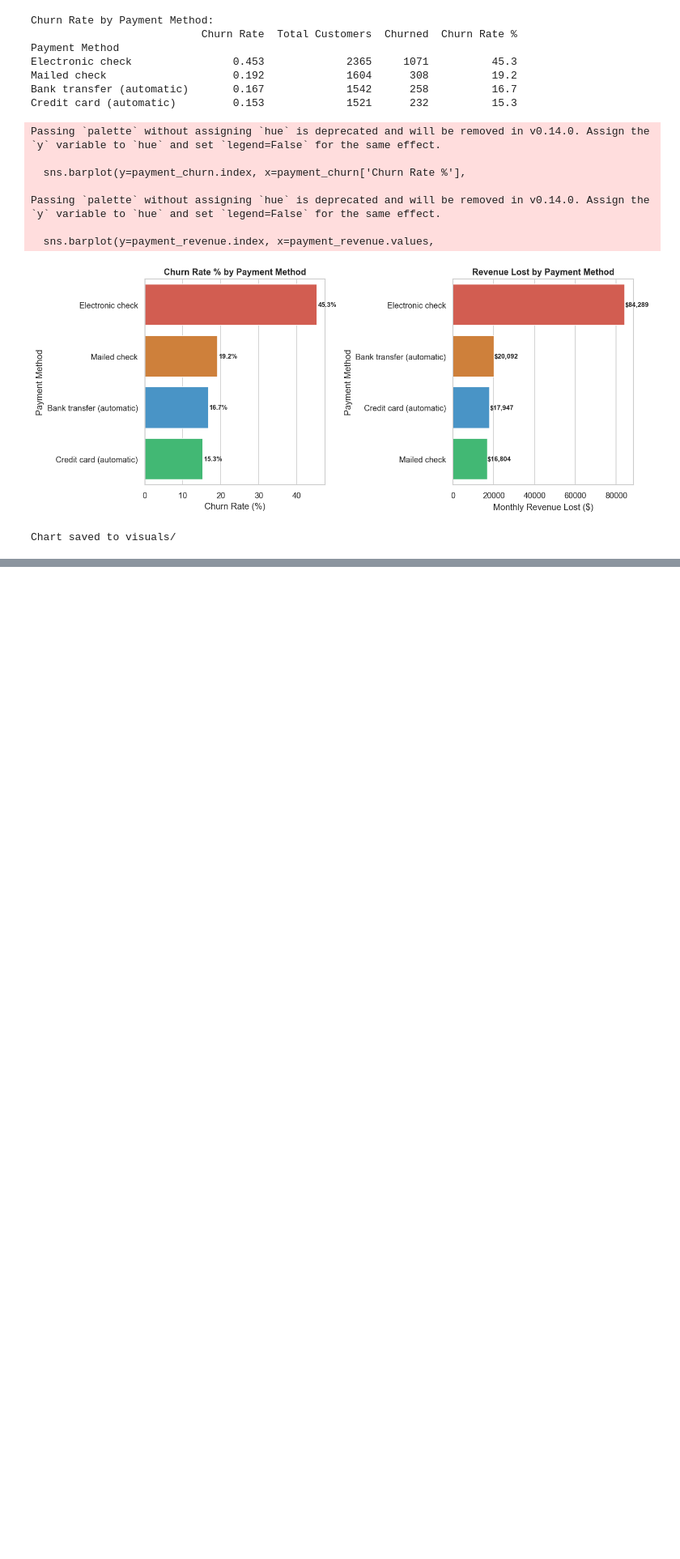
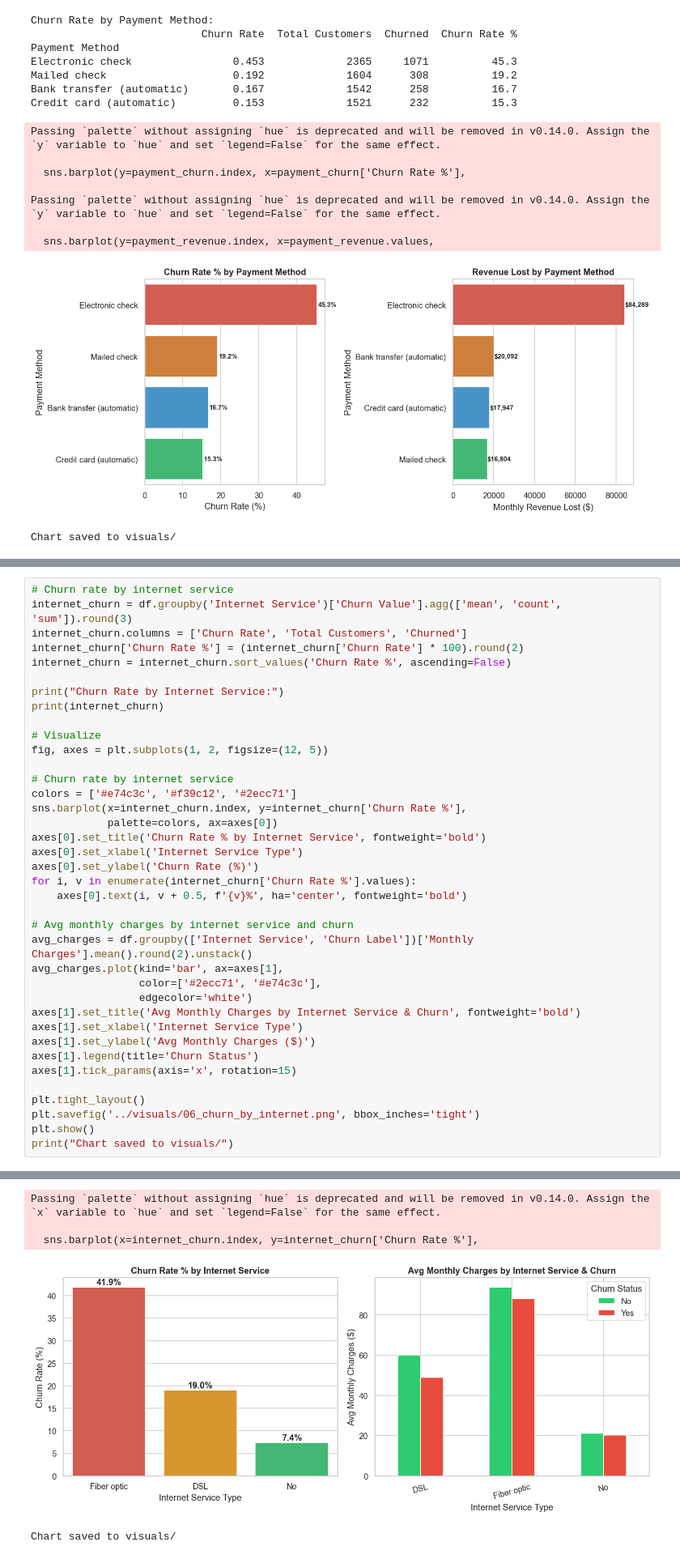
Before and after one commit to divya150205/telecom-churn-analytics, a Jupyter notebook: notebooks/02_eda_analysis.ipynb, the cells around one changed output, grey strips where cells are left out. Shown at 81% size. Drawn from its saved outputs; the diff is of its cells as text; blank space fills up the shorter version.

Commit message:
EDA notebook complete: 8 analyses, 8 visualizations saved to visuals/

```diff
--- a/notebooks/02_eda_analysis.ipynb
+++ b/notebooks/02_eda_analysis.ipynb
@@ -318,0 +323,39 @@ Chart saved to visuals/
+# %%
+# Churn rate by internet service
+internet_churn = df.groupby('Internet Service')['Churn Value'].agg(['mean', 'count', 'sum']).round(3)
+internet_churn.columns = ['Churn Rate', 'Total Customers', 'Churned']
+internet_churn['Churn Rate %'] = (internet_churn['Churn Rate'] * 100).round(2)
+internet_churn = internet_churn.sort_values('Churn Rate %', ascending=False)
+
+print("Churn Rate by Internet Service:")
+print(internet_churn)
+
+# Visualize
+fig, axes = plt.subplots(1, 2, figsize=(12, 5))
+
+# Churn rate by internet service
+colors = ['#e74c3c', '#f39c12', '#2ecc71']
+sns.barplot(x=internet_churn.index, y=internet_churn['Churn Rate %'],
+            palette=colors, ax=axes[0])
+axes[0].set_title('Churn Rate % by Internet Service', fontweight='bold')
+axes[0].set_xlabel('Internet Service Type')
+axes[0].set_ylabel('Churn Rate (%)')
+for i, v in enumerate(internet_churn['Churn Rate %'].values):
+    axes[0].text(i, v + 0.5, f'{v}%', ha='center', fontweight='bold')
+
+# Avg monthly charges by internet service and churn
+avg_charges = df.groupby(['Internet Service', 'Churn Label'])['Monthly Charges'].mean().round(2).unstack()
+avg_charges.plot(kind='bar', ax=axes[1],
+                 color=['#2ecc71', '#e74c3c'],
+                 edgecolor='white')
+axes[1].set_title('Avg Monthly Charges by Internet Service & Churn', fontweight='bold')
+axes[1].set_xlabel('Internet Service Type')
+axes[1].set_ylabel('Avg Monthly Charges ($)')
+axes[1].legend(title='Churn Status')
+axes[1].tick_params(axis='x', rotation=15)
+
+plt.tight_layout()
+plt.savefig('../visuals/06_churn_by_internet.png', bbox_inches='tight')
+plt.show()
+print("Chart saved to visuals/")
+# %% [output]
@@ -318,0 +368,5 @@ Chart saved to visuals/
+Passing `palette` without assigning `hue` is deprecated and will be removed in v0.14.0. Assign the `x` variable to `hue` and set `legend=False` for the same effect.
+
+  sns.barplot(x=internet_churn.index, y=internet_churn['Churn Rate %'],
+[figure, added]
+Chart saved to visuals/
```
Also changed, not shown: parts of 9 cells of this notebook, 3 other files.
